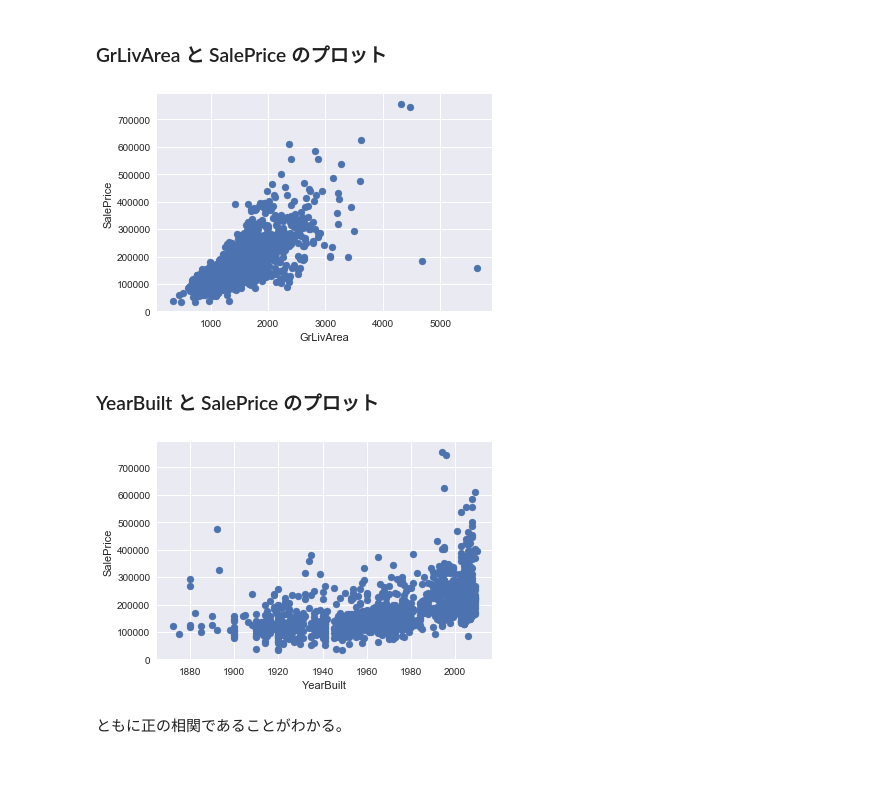
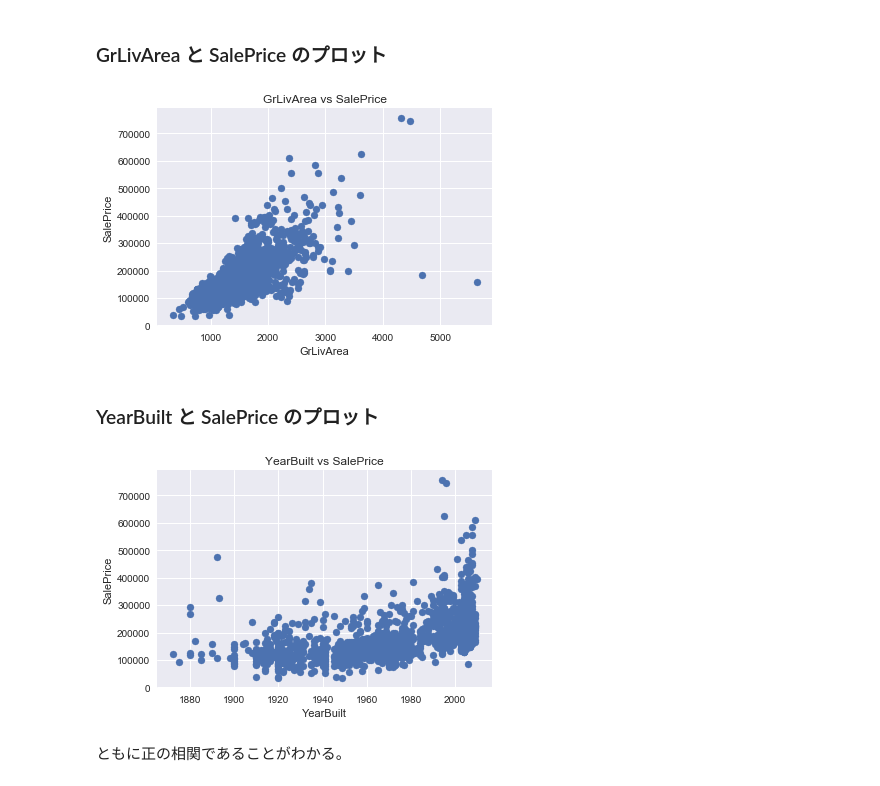
Before and after one commit to ha9kberry/ml, a Jupyter notebook: linear-regression/linear-regression.ipynb, the cells around one changed output. Cells and saved outputs as stored; diff of their text form; code cells hidden in the pictures.

```diff
--- a/linear-regression/linear-regression.ipynb
+++ b/linear-regression/linear-regression.ipynb
@@ -77,20 +74,22 @@ y=df[['SalePrice']]
 ### GrLivArea と SalePrice のプロット
 # %%
 plt.scatter(X["GrLivArea"],y['SalePrice'])
+plt.title("GrLivArea vs SalePrice")
 plt.xlabel("GrLivArea")
 plt.ylabel("SalePrice")
 plt.show()
 # %% [output]
-[figure, old version]
+[figure, new version]
 # %% [markdown]
 ### YearBuilt と SalePrice のプロット
 # %%
 plt.scatter(X["YearBuilt"],y["SalePrice"])
+plt.title("YearBuilt vs SalePrice")
 plt.xlabel("YearBuilt")
 plt.ylabel("SalePrice")
 plt.show()
 # %% [output]
-[figure, old version]
+[figure, new version]
 # %% [markdown]
 ともに正の相関であることがわかる。
 # %% [markdown]
```
Also changed, not shown: parts of 1 cell of this notebook, 2 other files.
